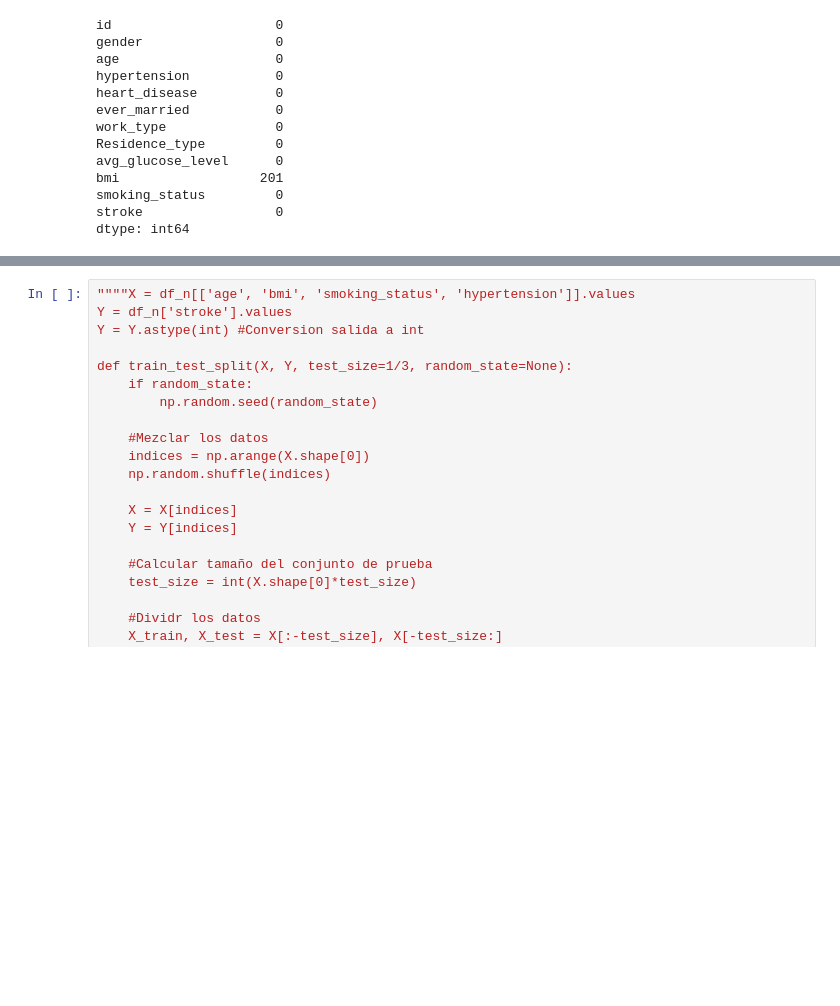
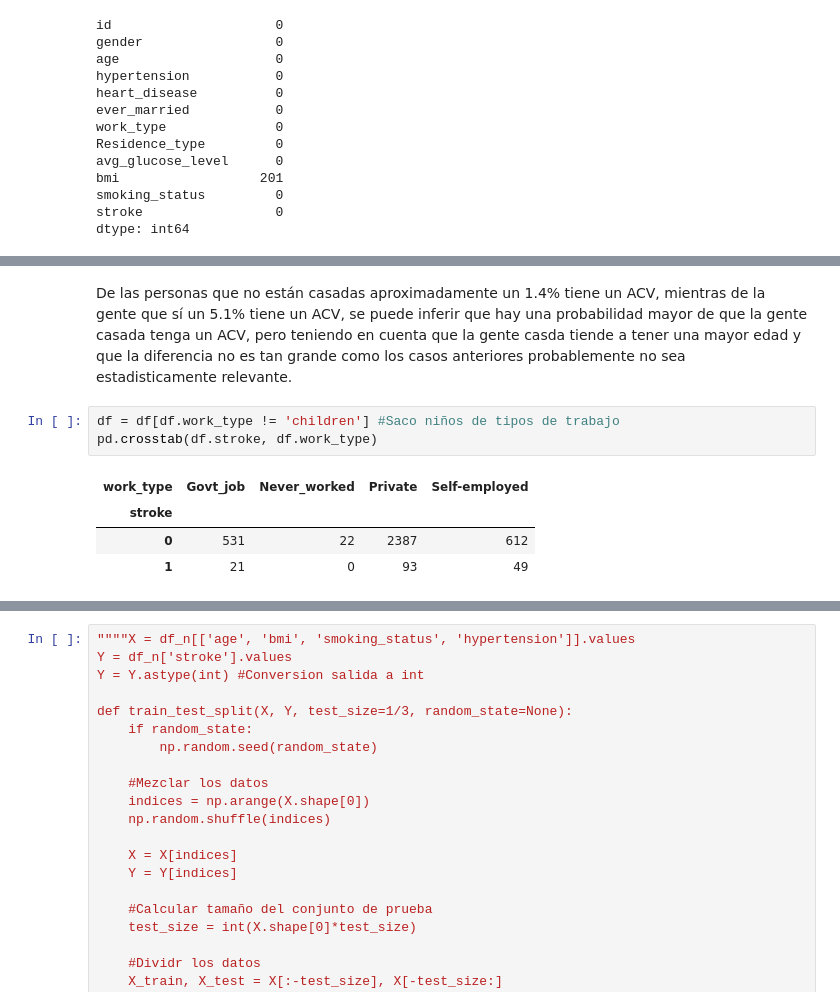
Before and after one commit to joanavarro23/tp-mate3-red, a Jupyter notebook: mate3-red/red.ipynb, the cells around one changed output, grey strips where cells are left out. Drawn from its saved outputs; the diff is of its cells as text; blank space fills up the shorter version.

```diff
--- a/mate3-red/red.ipynb
+++ b/mate3-red/red.ipynb
@@ -35,0 +159,10 @@ dtype: int64
+# %% [markdown]
+De las personas que no están casadas aproximadamente un 1.4% tiene un ACV, mientras de la gente que sí un 5.1% tiene un ACV, se puede inferir que hay una probabilidad mayor de que la gente casada tenga un ACV, pero teniendo en cuenta que la gente casda tiende a tener una mayor edad y que la diferencia no es tan grande como los casos anteriores probablemente no sea estadisticamente relevante.
+# %%
+df = df[df.work_type != 'children'] #Saco niños de tipos de trabajo
+pd.crosstab(df.stroke, df.work_type)
+# %% [output]
+| work_type | Govt_job | Never_worked | Private | Self-employed |
+| stroke |  |  |  |  |
+| 0 | 531 | 22 | 2387 | 612 |
+| 1 | 21 | 0 | 93 | 49 |
```
Also changed, not shown: parts of 33 cells of this notebook.
